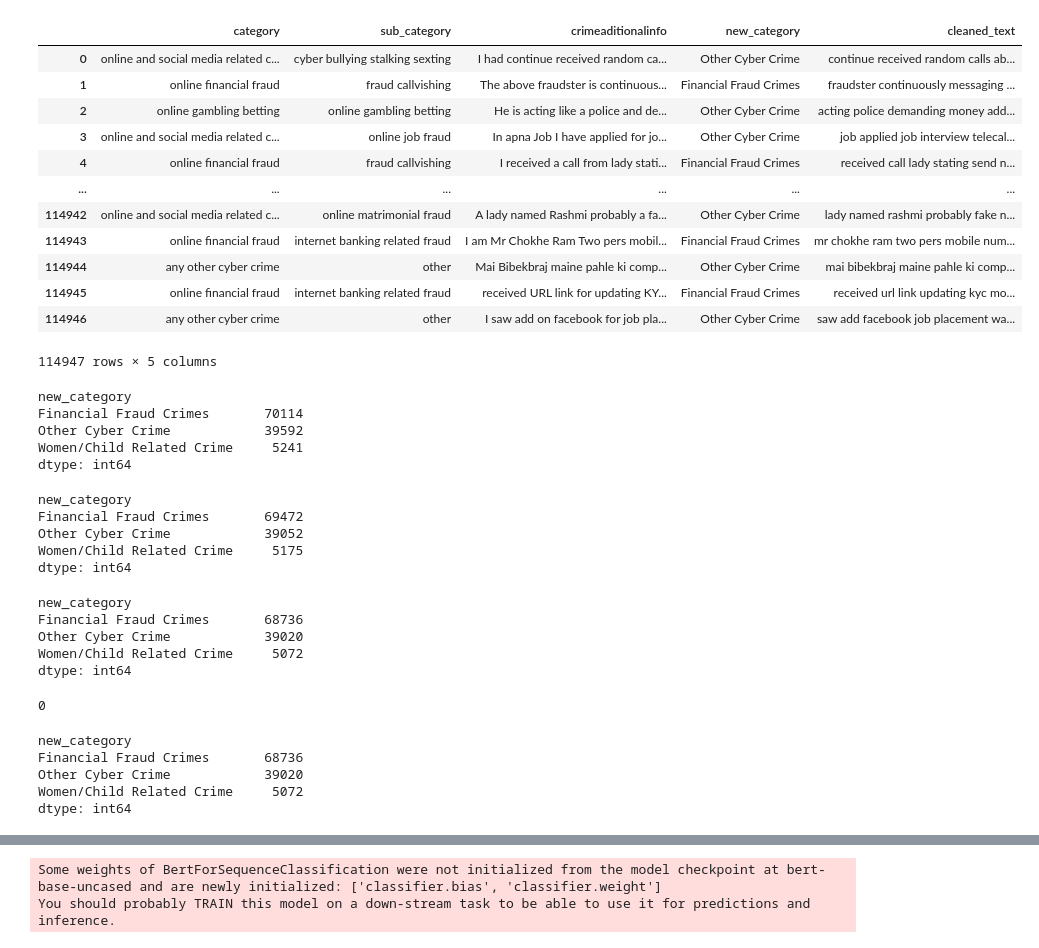
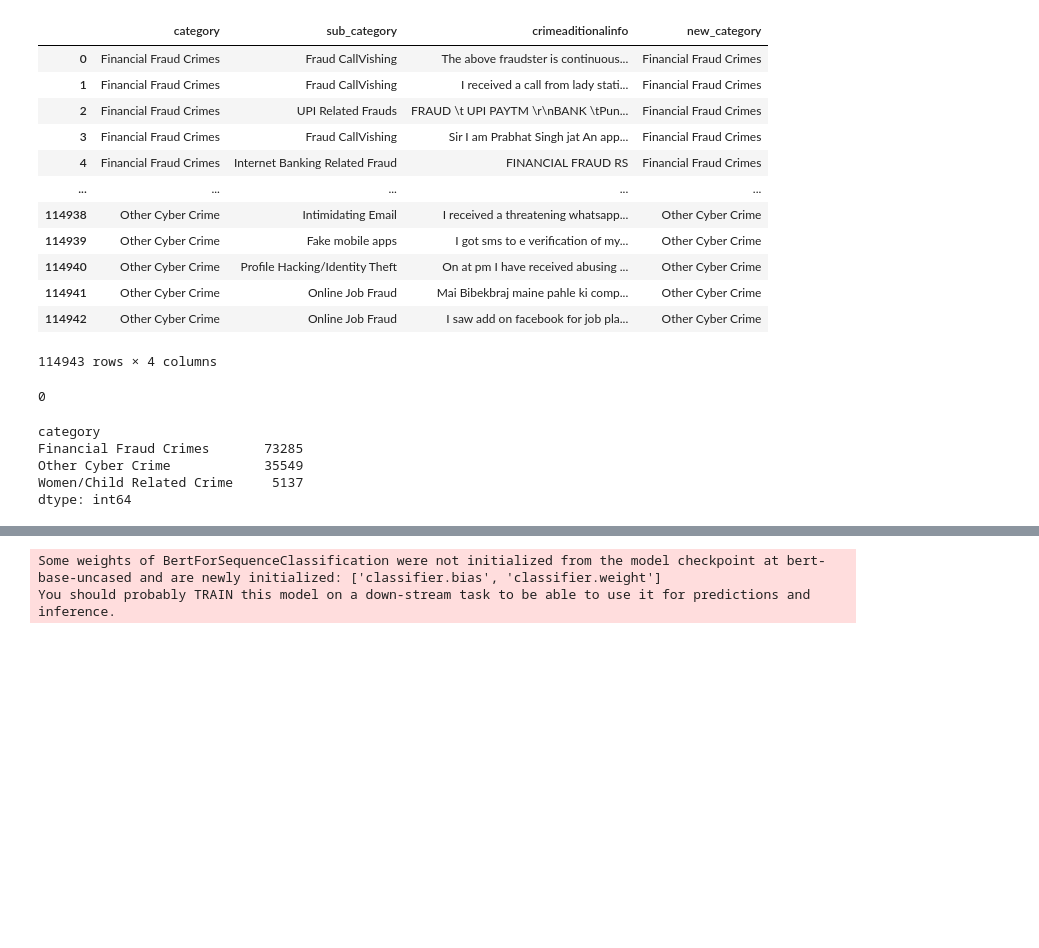
Before and after one commit to shashbha14/X, a Jupyter notebook: Category.ipynb, the cells around one changed output, grey strips where cells are left out. Drawn from its saved outputs; the diff is of its cells as text; code cells hidden in the pictures; blank space fills up the shorter version.

```diff
--- a/Category.ipynb
+++ b/Category.ipynb
@@ -2,29 +2,21 @@
 import pandas as pd
 from transformers import BertTokenizer, BertForSequenceClassification
 # %%
-df = pd.read_csv(r'\Users\AIDL-LAB\Desktop\Dashan\dataset\data.csv', encoding='utf-8')
+df = pd.read_csv(r'\Users\AIDL-LAB\Desktop\Dashan\Training\category.csv', encoding='utf-8')
 df
 # %% [output]
-|  | category | sub_category | crimeaditionalinfo | new_category | cleaned_text |
-| 0 | online and social media related c... | cyber bullying stalking sexting | I had continue received random ca... | Other Cyber Crime | continue received random calls ab... |
-| 1 | online financial fraud | fraud callvishing | The above fraudster is continuous... | Financial Fraud Crimes | fraudster continuously messaging ... |
-| 2 | online gambling betting | online gambling betting | He is acting like a police and de... | Other Cyber Crime | acting police demanding money add... |
-| 3 | online and social media related c... | online job fraud | In apna Job I have applied for jo... | Other Cyber Crime | job applied job interview telecal... |
-| 4 | online financial fraud | fraud callvishing | I received a call from lady stati... | Financial Fraud Crimes | received call lady stating send n... |
-| ... | ... | ... | ... | ... | ... |
-| 114942 | online and social media related c... | online matrimonial fraud | A lady named Rashmi probably a fa... | Other Cyber Crime | lady named rashmi probably fake n... |
-| 114943 | online financial fraud | internet banking related fraud | I am Mr Chokhe Ram Two pers mobil... | Financial Fraud Crimes | mr chokhe ram two pers mobile num... |
-| 114944 | any other cyber crime | other | Mai Bibekbraj maine pahle ki comp... | Other Cyber Crime | mai bibekbraj maine pahle ki comp... |
-| 114945 | online financial fraud | internet banking related fraud | received URL link for updating KY... | Financial Fraud Crimes | received url link updating kyc mo... |
-| 114946 | any other cyber crime | other | I saw add on facebook for job pla... | Other Cyber Crime | saw add facebook job placement wa... |
+|  | category | sub_category | crimeaditionalinfo | new_category |
+| 0 | Financial Fraud Crimes | Fraud CallVishing | The above fraudster is continuous... | Financial Fraud Crimes |
+| 1 | Financial Fraud Crimes | Fraud CallVishing | I received a call from lady stati... | Financial Fraud Crimes |
+| 2 | Financial Fraud Crimes | UPI Related Frauds | FRAUD \t UPI PAYTM \r\nBANK \tPun... | Financial Fraud Crimes |
+| 3 | Financial Fraud Crimes | Fraud CallVishing | Sir I am Prabhat Singh jat An app... | Financial Fraud Crimes |
+| 4 | Financial Fraud Crimes | Internet Banking Related Fraud | FINANCIAL FRAUD RS | Financial Fraud Crimes |
+| ... | ... | ... | ... | ... |
+| 114938 | Other Cyber Crime | Intimidating Email | I received a threatening whatsapp... | Other Cyber Crime |
+| 114939 | Other Cyber Crime | Fake mobile apps | I got sms to e verification of my... | Other Cyber Crime |
+| 114940 | Other Cyber Crime | Profile Hacking/Identity Theft | On at pm I have received abusing ... | Other Cyber Crime |
+| 114941 | Other Cyber Crime | Online Job Fraud | Mai Bibekbraj maine pahle ki comp... | Other Cyber Crime |
+| 114942 | Other Cyber Crime | Online Job Fraud | I saw add on facebook for job pla... | Other Cyber Crime |
-114947 rows × 5 columns
+114943 rows × 4 columns
-# %%
-df.groupby('new_category').size()
-# %% [output]
-new_category
-Financial Fraud Crimes       70114
-Other Cyber Crime            39592
-Women/Child Related Crime     5241
-dtype: int64
 # %%
 df = df.dropna(subset=['crimeaditionalinfo'])
@@ -32,32 +23,16 @@ df = df.dropna(subset=['cleaned_text'])
-# %%
-df.groupby('new_category').size()
-# %% [output]
-new_category
-Financial Fraud Crimes       69472
-Other Cyber Crime            39052
-Women/Child Related Crime     5175
-dtype: int64
 # %%
 df = df.drop_duplicates()
-# %%
-df.groupby('new_category').size()
-# %% [output]
-new_category
-Financial Fraud Crimes       68736
-Other Cyber Crime            39020
-Women/Child Related Crime     5072
-dtype: int64
 # %%
 df['crimeaditionalinfo'].isna().sum()
 # %% [output]
 0
 # %%
-df.groupby('new_category').size()
+df.groupby('category').size()
 # %% [output]
-new_category
-Financial Fraud Crimes       68736
-Other Cyber Crime            39020
-Women/Child Related Crime     5072
+category
+Financial Fraud Crimes       73285
+Other Cyber Crime            35549
+Women/Child Related Crime     5137
 dtype: int64
 # %%
 from functions import resample_data
```
Also changed, not shown: parts of 14 cells of this notebook.
